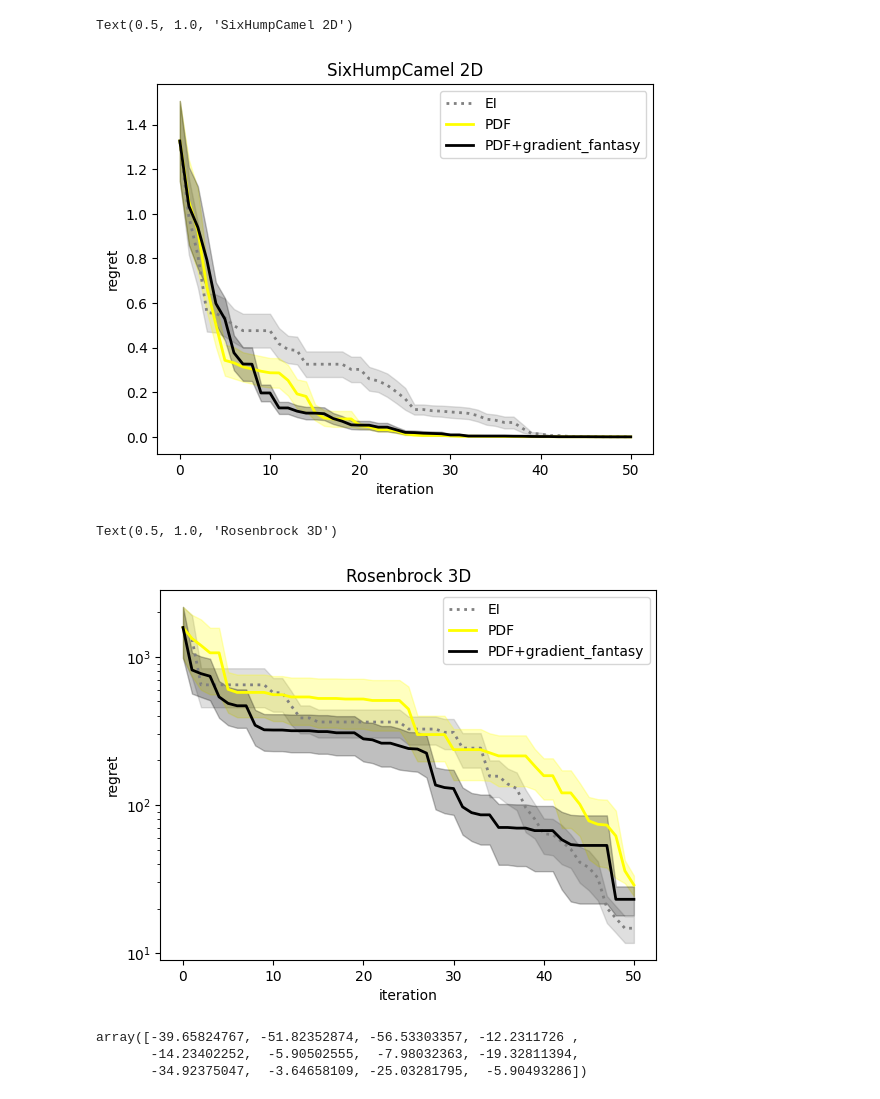
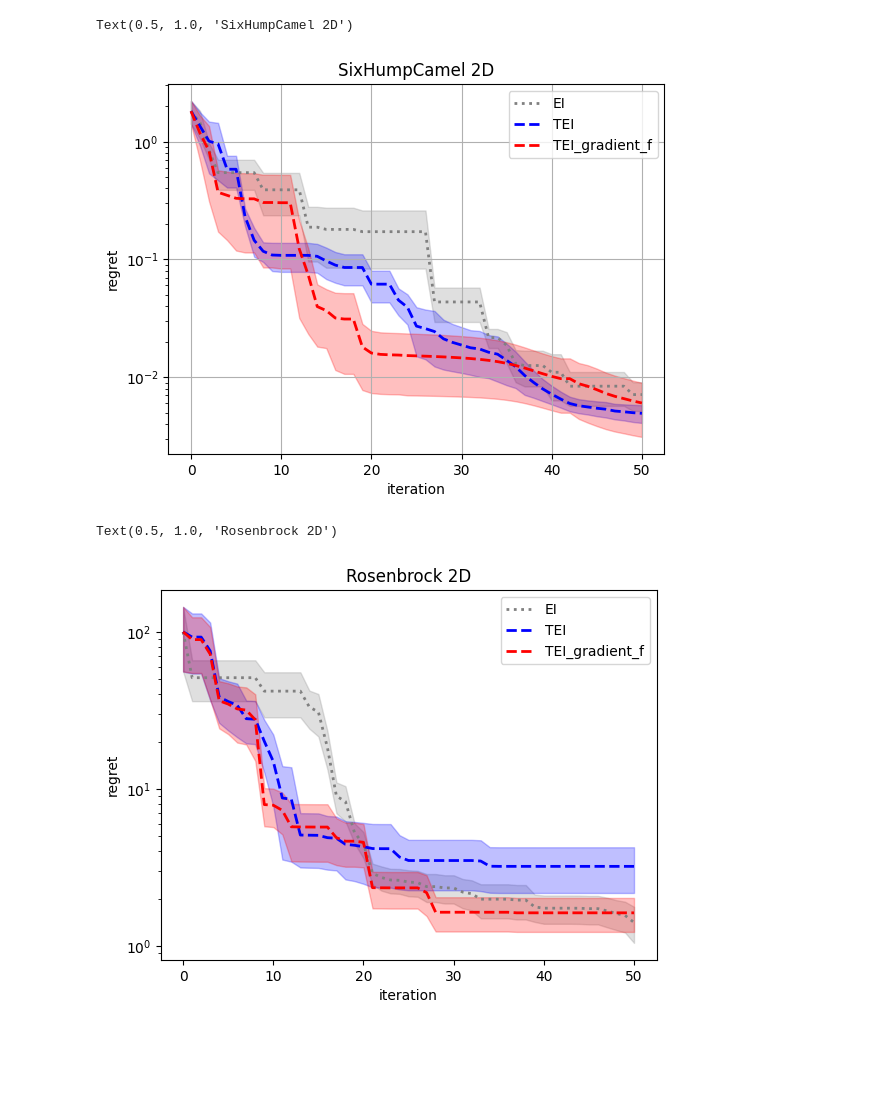
Before and after one commit to HanyangHenry-Wang/GPGradient_based_method, a Jupyter notebook: plot.ipynb, the cells around one changed output. Saved outputs shown, nothing was run; the diff lists cells and outputs as text; code cells hidden in the pictures; blank space fills up the shorter version.

```diff
--- a/plot.ipynb
+++ b/plot.ipynb
@@ -176,64 +214,64 @@ Text(0.5, 1.0, 'Beale 2D')
 # %%
 EI = np.genfromtxt(os.path.join(os.getcwd(),'exp_res/SixHumpCamel2D_ExpectedImprovement'), delimiter=',')
-# TEI = np.genfromtxt(os.path.join(os.getcwd(),'exp_res/Beale2D_TruncatedExpectedImprovement'), delimiter=',')
+TEI = np.genfromtxt(os.path.join(os.getcwd(),'exp_res/SixHumpCamel2D_TruncatedExpectedImprovement'), delimiter=',')
+TEI_gradient_f = np.genfromtxt(os.path.join(os.getcwd(),'exp_res/SixHumpCamel2D_TruncatedExpectedImprovement_GradientEnhanced_fantasy_2'), delimiter=',')
 # MES = np.genfromtxt(os.path.join(os.getcwd(),'exp_res/Beale2D_MES_KnownOptimum'), delimiter=',')
-PDF = np.genfromtxt(os.path.join(os.getcwd(),'exp_res/SixHumpCamel2D_Fstar_pdf'), delimiter=',')
+#PDF = np.genfromtxt(os.path.join(os.getcwd(),'exp_res/SixHumpCamel2D_Fstar_pdf'), delimiter=',')
 #PDF_gradient = np.genfromtxt(os.path.join(os.getcwd(),'exp_res/Branin2D_Fstar_pdf_GradientEnhanced'), delimiter=',')
-PDF_gradient_f = np.genfromtxt(os.path.join(os.getcwd(),'exp_res/SixHumpCamel2D_Fstar_pdf_GradientEnhanced_fantasy'), delimiter=',')
+#PDF_gradient_f = np.genfromtxt(os.path.join(os.getcwd(),'exp_res/SixHumpCamel2D_Fstar_pdf_GradientEnhanced_fantasy'), delimiter=',')
 
 fstar = 1.0317
 
 log_RegretMean_plot(EI,fstar=fstar,label='EI',color='grey',linestyle='dotted',error_bound=True)
-# log_RegretMean_plot(TEI,fstar=fstar,label='TEI',color='blue',linestyle='dashed',error_bound=True)
+log_RegretMean_plot(TEI,fstar=fstar,label='TEI',color='blue',linestyle='dashed',error_bound=True)
+log_RegretMean_plot(TEI_gradient_f,fstar=fstar,label='TEI_gradient_f',color='red',linestyle='dashed',error_bound=True)
 # log_RegretMean_plot(MES,fstar=fstar,label='MES',color='darkviolet',linestyle='-',error_bound=True)
-log_RegretMean_plot(PDF,fstar=fstar,label='PDF',color='yellow',linestyle='-',error_bound=True)
+#log_RegretMean_plot(PDF,fstar=fstar,label='PDF',color='yellow',linestyle='-',error_bound=True)
 #log_RegretMean_plot(PDF_gradient,fstar=fstar,label='PDF+gradient',color='black',linestyle='-',error_bound=True)
-log_RegretMean_plot(PDF_gradient_f,fstar=fstar,label='PDF+gradient_fantasy',color='black',linestyle='-',error_bound=True)
+#log_RegretMean_plot(PDF_gradient_f,fstar=fstar,label='PDF+gradient_fantasy',color='black',linestyle='-',error_bound=True)
 
 plt.xlabel('iteration')
 plt.ylabel('regret')
 
-plt.grid()
 
-#plt.yscale("log")
+
+plt.yscale("log")
+
+plt.legend()
 plt.grid()
 plt.legend()
 plt.title('SixHumpCamel 2D')
 # %% [output]
 Text(0.5, 1.0, 'SixHumpCamel 2D')
-[figure, old version]
+[figure, new version]
 # %%
-EI = np.genfromtxt(os.path.join(os.getcwd(),'exp_res/Rosenbrock3D_ExpectedImprovement'), delimiter=',')
-# TEI = np.genfromtxt(os.path.join(os.getcwd(),'exp_res/Beale2D_TruncatedExpectedImprovement'), delimiter=',')
+EI = np.genfromtxt(os.path.join(os.getcwd(),'exp_res/Rosenbrock2D_ExpectedImprovement'), delimiter=',')
+TEI = np.genfromtxt(os.path.join(os.getcwd(),'exp_res/Rosenbrock2D_TruncatedExpectedImprovement'), delimiter=',')
+TEI_gradient_f = np.genfromtxt(os.path.join(os.getcwd(),'exp_res/Rosenbrock2D_TruncatedExpectedImprovement_GradientEnhanced_fantasy'), delimiter=',')
 # MES = np.genfromtxt(os.path.join(os.getcwd(),'exp_res/Beale2D_MES_KnownOptimum'), delimiter=',')
-PDF = np.genfromtxt(os.path.join(os.getcwd(),'exp_res/Rosenbrock3D_Fstar_pdf'), delimiter=',')
+#PDF = np.genfromtxt(os.path.join(os.getcwd(),'exp_res/Rosenbrock3D_Fstar_pdf'), delimiter=',')
 #PDF_gradient = np.genfromtxt(os.path.join(os.getcwd(),'exp_res/Branin2D_Fstar_pdf_GradientEnhanced'), delimiter=',')
-PDF_gradient_f = np.genfromtxt(os.path.join(os.getcwd(),'exp_res/Rosenbrock3D_Fstar_pdf_GradientEnhanced_fantasy'), delimiter=',')
+#PDF_gradient_f = np.genfromtxt(os.path.join(os.getcwd(),'exp_res/Rosenbrock3D_Fstar_pdf_GradientEnhanced_fantasy'), delimiter=',')
 
 fstar = 0.
 
 log_RegretMean_plot(EI,fstar=fstar,label='EI',color='grey',linestyle='dotted',error_bound=True)
-# log_RegretMean_plot(TEI,fstar=fstar,label='TEI',color='blue',linestyle='dashed',error_bound=True)
+log_RegretMean_plot(TEI,fstar=fstar,label='TEI',color='blue',linestyle='dashed',error_bound=True)
+log_RegretMean_plot(TEI_gradient_f,fstar=fstar,label='TEI_gradient_f',color='red',linestyle='dashed',error_bound=True)
 # log_RegretMean_plot(MES,fstar=fstar,label='MES',color='darkviolet',linestyle='-',error_bound=True)
-log_RegretMean_plot(PDF,fstar=fstar,label='PDF',color='yellow',linestyle='-',error_bound=True)
+#log_RegretMean_plot(PDF,fstar=fstar,label='PDF',color='yellow',linestyle='-',error_bound=True)
 #log_RegretMean_plot(PDF_gradient,fstar=fstar,label='PDF+gradient',color='black',linestyle='-',error_bound=True)
-log_RegretMean_plot(PDF_gradient_f,fstar=fstar,label='PDF+gradient_fantasy',color='black',linestyle='-',error_bound=True)
+#log_RegretMean_plot(PDF_gradient_f,fstar=fstar,label='PDF+gradient_fantasy',color='black',linestyle='-',error_bound=True)
 
 plt.xlabel('iteration')
 plt.ylabel('regret')
 
 plt.grid()
 
 plt.yscale("log")
 plt.grid()
 plt.legend()
-plt.title('Rosenbrock 3D')
+plt.title('Rosenbrock 2D')
 # %% [output]
-Text(0.5, 1.0, 'Rosenbrock 3D')
+Text(0.5, 1.0, 'Rosenbrock 2D')
-[figure, old version]
+[figure, new version]
-# %%
-PDF_gradient_f[:,-1]
-# %% [output]
-array([-39.65824767, -51.82352874, -56.53303357, -12.2311726 ,
-       -14.23402252,  -5.90502555,  -7.98032363, -19.32811394,
-       -34.92375047,  -3.64658109, -25.03281795,  -5.90493286])
```
Also changed, not shown: parts of 7 cells of this notebook, 48 other files.
